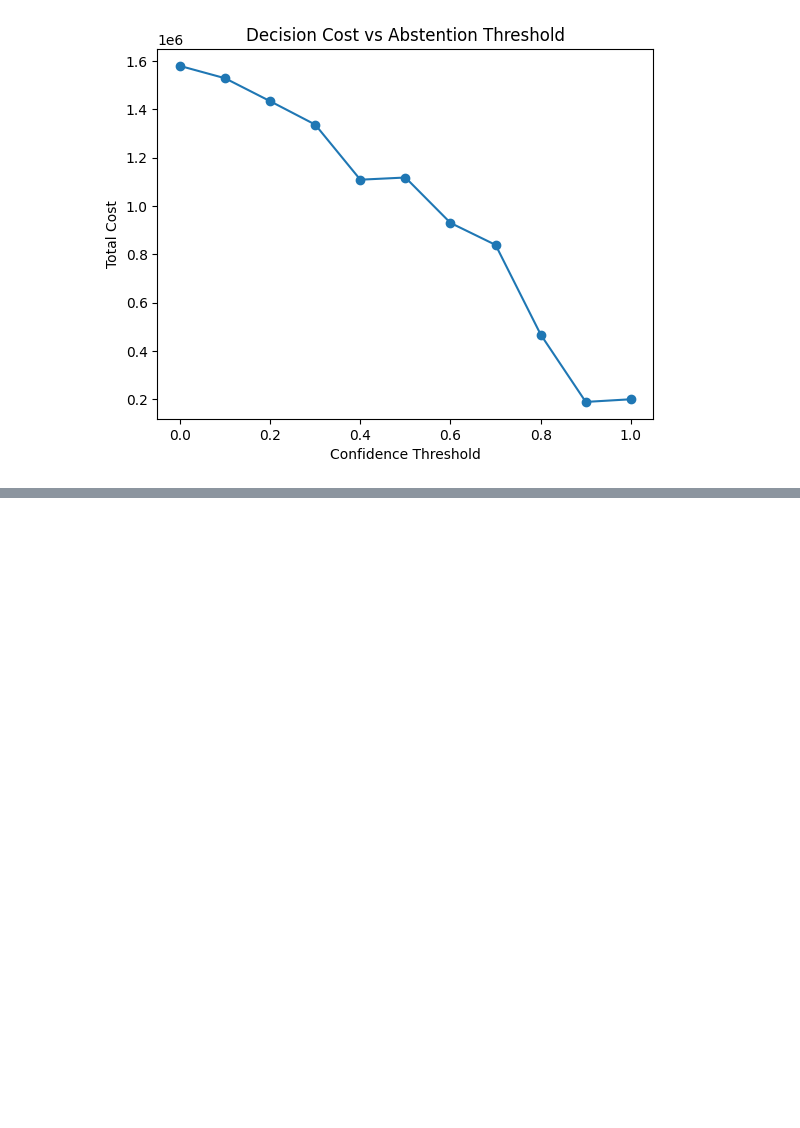
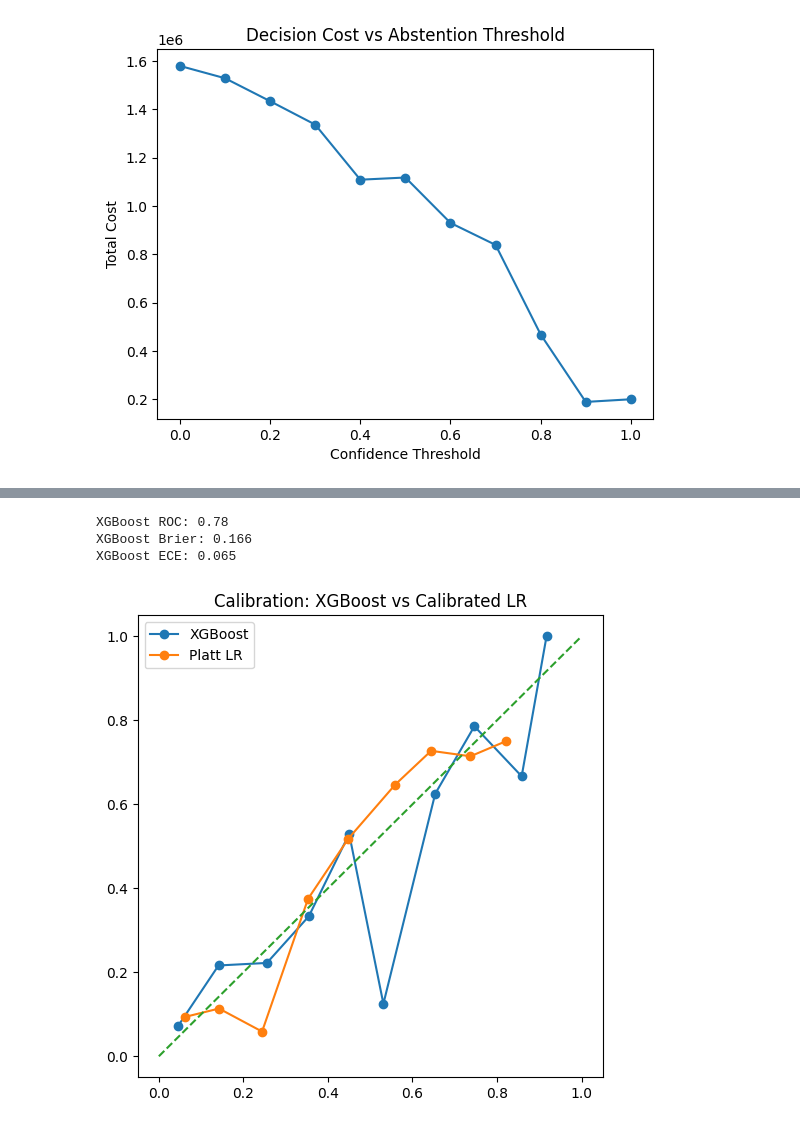
Before and after one commit to avyaktP/uncertainty-ai, a Jupyter notebook: notebooks/data_exploration.ipynb, the cells around one changed output, grey strips where cells are left out. Cells and saved outputs as stored; diff of their text form; code cells hidden in the pictures; blank space fills up the shorter version.

Commit message:
Adding XGBoost and comparing calibration with logistic regression

```diff
--- a/notebooks/data_exploration.ipynb
+++ b/notebooks/data_exploration.ipynb
@@ -424,3 +424,17 @@ plt.title("Decision Cost vs Abstention Threshold")
 plt.show()
 # %% [output]
 [figure]
+# %%
+import xgboost as xgb
+
+xgb_model = xgb.XGBClassifier(
+    n_estimators=200,
+    max_depth=4,
+    learning_rate=0.05,
+    subsample=0.8,
+    colsample_bytree=0.8,
+    eval_metric="logloss",
+    random_state=42
+)
+
+xgb_model.fit(X_train_processed, y_train)
@@ -426,0 +454,31 @@ plt.show()
+# %%
+y_test_proba_xgb = xgb_model.predict_proba(X_test_processed)[:,1]
+# %%
+roc_xgb = roc_auc_score(y_test, y_test_proba_xgb)
+brier_xgb = brier_score_loss(y_test, y_test_proba_xgb)
+ece_xgb = expected_calibration_error(y_test.values, y_test_proba_xgb)
+
+print("XGBoost ROC:", round(roc_xgb,3))
+print("XGBoost Brier:", round(brier_xgb,3))
+print("XGBoost ECE:", round(ece_xgb,3))
+# %% [output]
+XGBoost ROC: 0.78
+XGBoost Brier: 0.166
+XGBoost ECE: 0.065
+# %%
+prob_true_x, prob_pred_x = calibration_curve(
+    y_test,
+    y_test_proba_xgb,
+    n_bins=10
+)
+
+plt.figure(figsize=(6,6))
+plt.plot(prob_pred_x, prob_true_x, 'o-', label="XGBoost")
+plt.plot(prob_pred_s, prob_true_s, 'o-', label="Platt LR")
+plt.plot([0,1],[0,1],'--')
+
+plt.legend()
+plt.title("Calibration: XGBoost vs Calibrated LR")
+plt.show()
+# %% [output]
+[figure, added]
```
Also changed, not shown: parts of 1 cell of this notebook.
